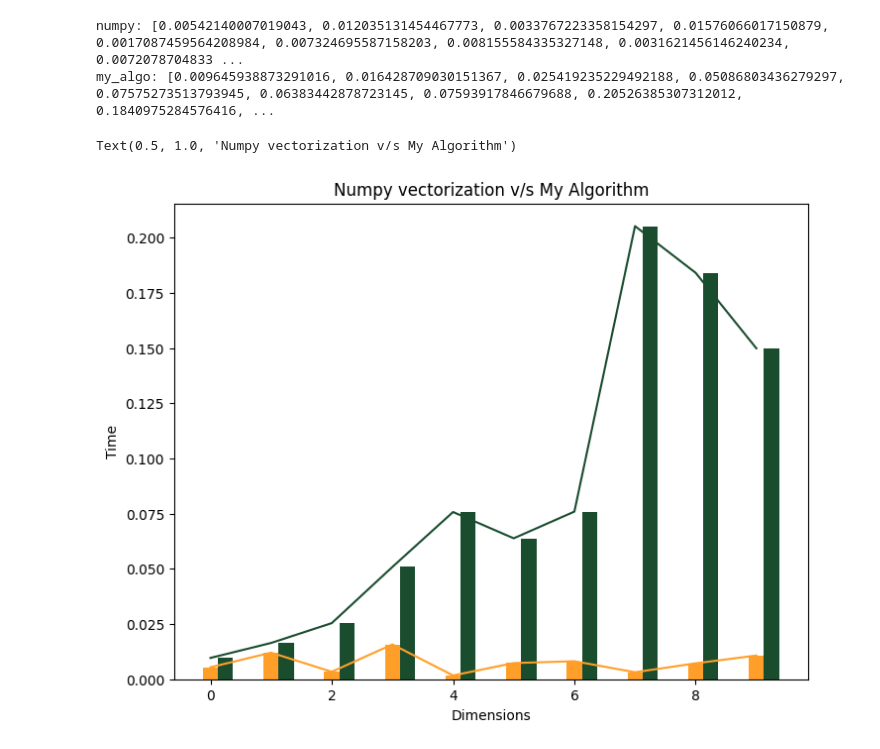
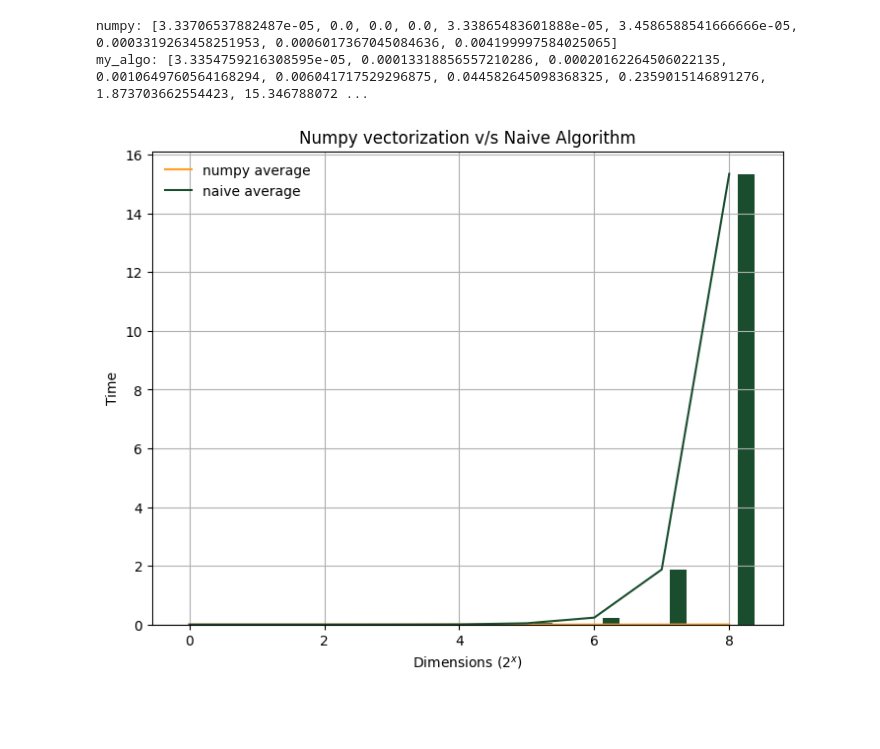
Before and after one commit to AndySama79/University-Code-Examples, a Jupyter notebook: Week 1/Assignment_01.ipynb, the cells around one changed output. Drawn from its saved outputs; the diff is of its cells as text; code cells hidden in the pictures; blank space fills up the shorter version.

```diff
--- a/Week 1/Assignment_01.ipynb
+++ b/Week 1/Assignment_01.ipynb
@@ -39,21 +47,24 @@ for i in range(10, 101, 10):
 # %%
-print("numpy:", np_time)
-print("my_algo:", my_time)
+print("numpy:", np_avg)
+print("my_algo:", my_avg)
 # %% [output]
-numpy: [0.00542140007019043, 0.012035131454467773, 0.0033767223358154297, 0.01576066017150879, 0.0017087459564208984, 0.007324695587158203, 0.008155584335327148, 0.0031621456146240234, 0.0072078704833 ...
-my_algo: [0.009645938873291016, 0.016428709030151367, 0.025419235229492188, 0.05086803436279297, 0.07575273513793945, 0.06383442878723145, 0.07593917846679688, 0.20526385307312012, 0.1840975284576416, ...
+numpy: [3.33706537882487e-05, 0.0, 0.0, 0.0, 3.33865483601888e-05, 3.4586588541666666e-05, 0.0003319263458251953, 0.0006017367045084636, 0.004199997584025065]
+my_algo: [3.3354759216308595e-05, 0.00013318856557210286, 0.00020162264506022135, 0.0010649760564168294, 0.006041717529296875, 0.044582645098368325, 0.2359015146891276, 1.873703662554423, 15.346788072 ...
 # %%
-X = np.arange(10)
+X = np.arange(len(np_avg))
 fig = plt.figure()
 ax = fig.add_axes([0, 0, 1, 1])
-ax.bar(X + 0.00, np_time, color='#FF9F29', width=0.25)
-ax.bar(X + 0.25, my_time, color='#1A4D2E', width=0.25)
-ax.plot(X, np_time, color='#FF9F29')
-ax.plot(X, my_time, color='#1A4D2E')
+ax.bar(X + 0.00, np_avg, color='#FF9F29', width=0.25)
+ax.bar(X + 0.25, my_avg, color='#1A4D2E', width=0.25)
+ax.plot(X, np_avg, color='#FF9F29', label="numpy average")
+ax.plot(X, my_avg, color='#1A4D2E', label="naive average")
+leg = ax.legend(loc="upper left", frameon=False)
 
-plt.xlabel("Dimensions")
+plt.xlabel("Dimensions ($2^{x}$)")
 plt.ylabel("Time")
-plt.title("Numpy vectorization v/s My Algorithm")
+plt.title("Numpy vectorization v/s Naive Algorithm")
+plt.grid()
+
+plt.show()
 # %% [output]
-Text(0.5, 1.0, 'Numpy vectorization v/s My Algorithm')
-[figure, old version]
+[figure, new version]
```
Also changed, not shown: parts of 1 cell of this notebook, 26 other files.
